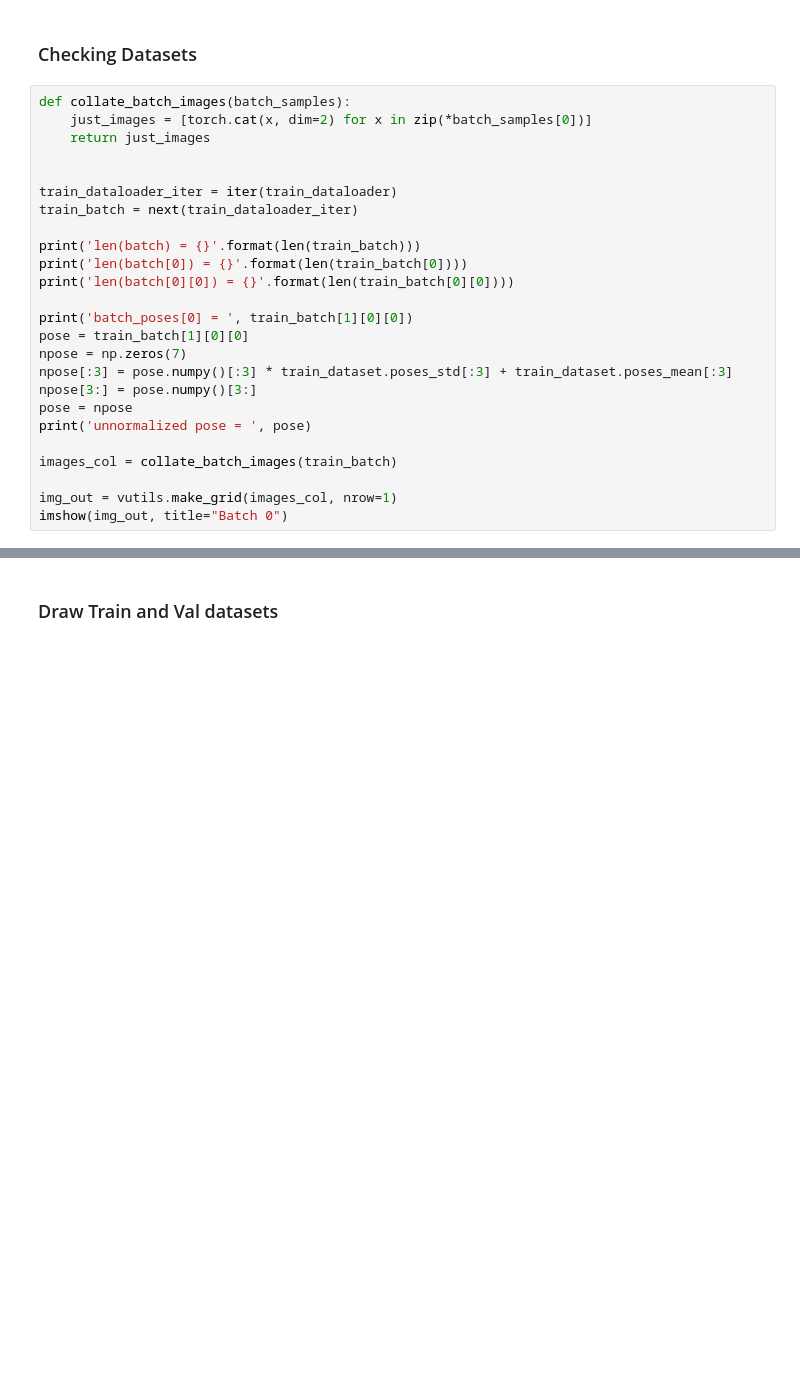
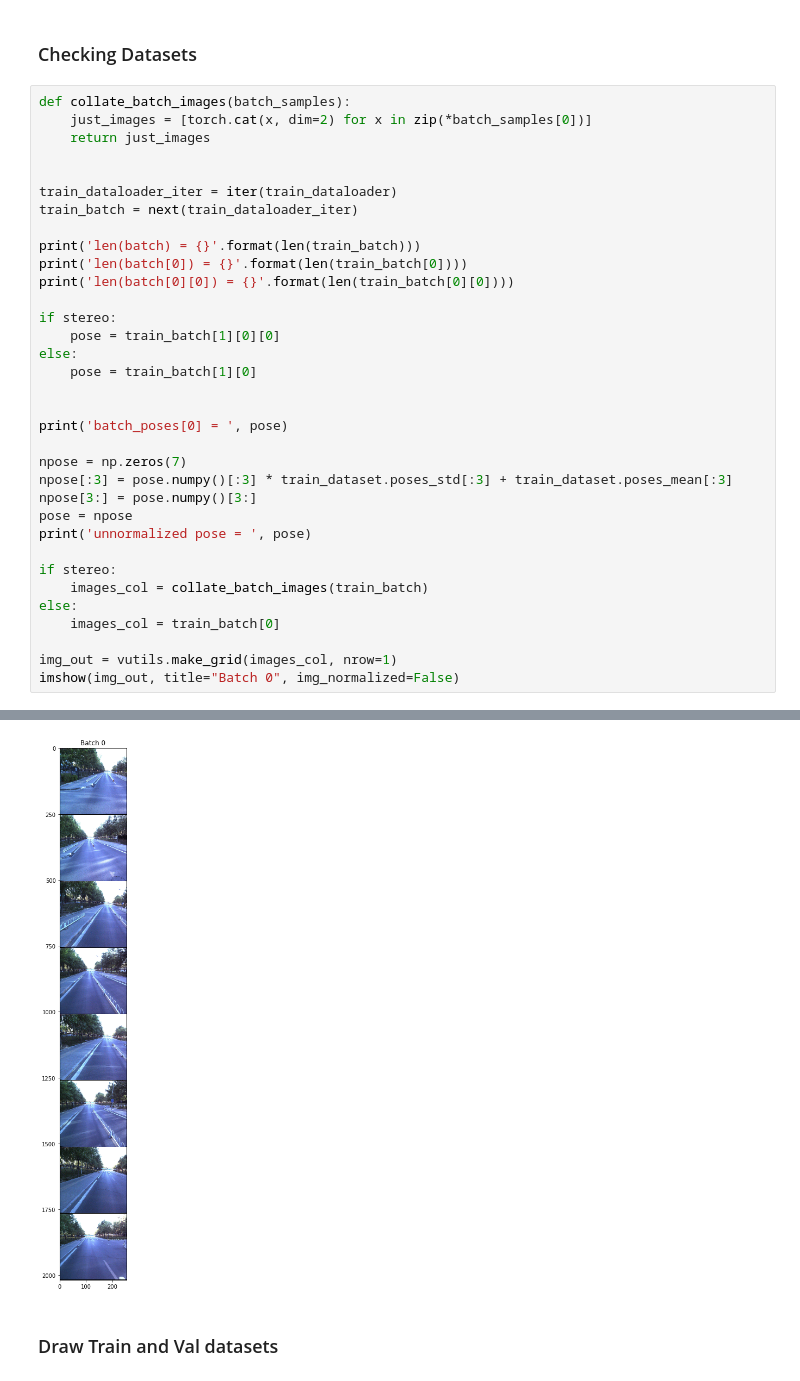
Before and after one commit to bexcite/apolloscape-loc, a Jupyter notebook: PoseNet_Experiments.ipynb, the cells around one changed output, grey strips where cells are left out. Drawn from its saved outputs; the diff is of its cells as text; blank space fills up the shorter version.

```diff
--- a/PoseNet_Experiments.ipynb
+++ b/PoseNet_Experiments.ipynb
@@ -141,15 +142,25 @@ print('len(batch) = {}'.format(len(train_batch)))
 print('len(batch[0]) = {}'.format(len(train_batch[0])))
 print('len(batch[0][0]) = {}'.format(len(train_batch[0][0])))
 
-print('batch_poses[0] = ', train_batch[1][0][0])
-pose = train_batch[1][0][0]
+if stereo:
+    pose = train_batch[1][0][0]
+else:
+    pose = train_batch[1][0]
+
+
+print('batch_poses[0] = ', pose)
+
 npose = np.zeros(7)
 npose[:3] = pose.numpy()[:3] * train_dataset.poses_std[:3] + train_dataset.poses_mean[:3]
 npose[3:] = pose.numpy()[3:]
 pose = npose
 print('unnormalized pose = ', pose)
 
-images_col = collate_batch_images(train_batch)
+if stereo:
+    images_col = collate_batch_images(train_batch)
+else:
+    images_col = train_batch[0]
 
 img_out = vutils.make_grid(images_col, nrow=1)
-imshow(img_out, title="Batch 0")
+imshow(img_out, title="Batch 0", img_normalized=False)
+# %% [output]
@@ -156,3 +173,4 @@ imshow(img_out, title="Batch 0")
+[figure, added]
 # %% [markdown]
 ### Draw Train and Val datasets
 # %%
```
Also changed, not shown: parts of 4 cells of this notebook, 3 other files.
